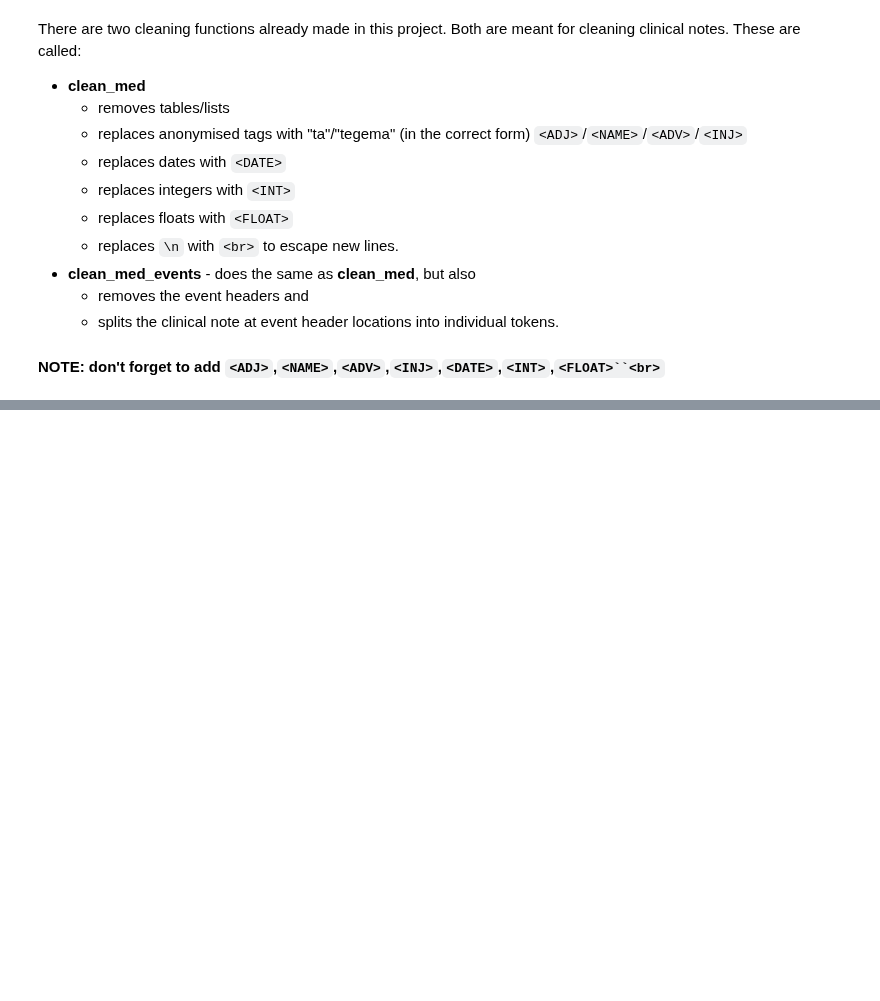
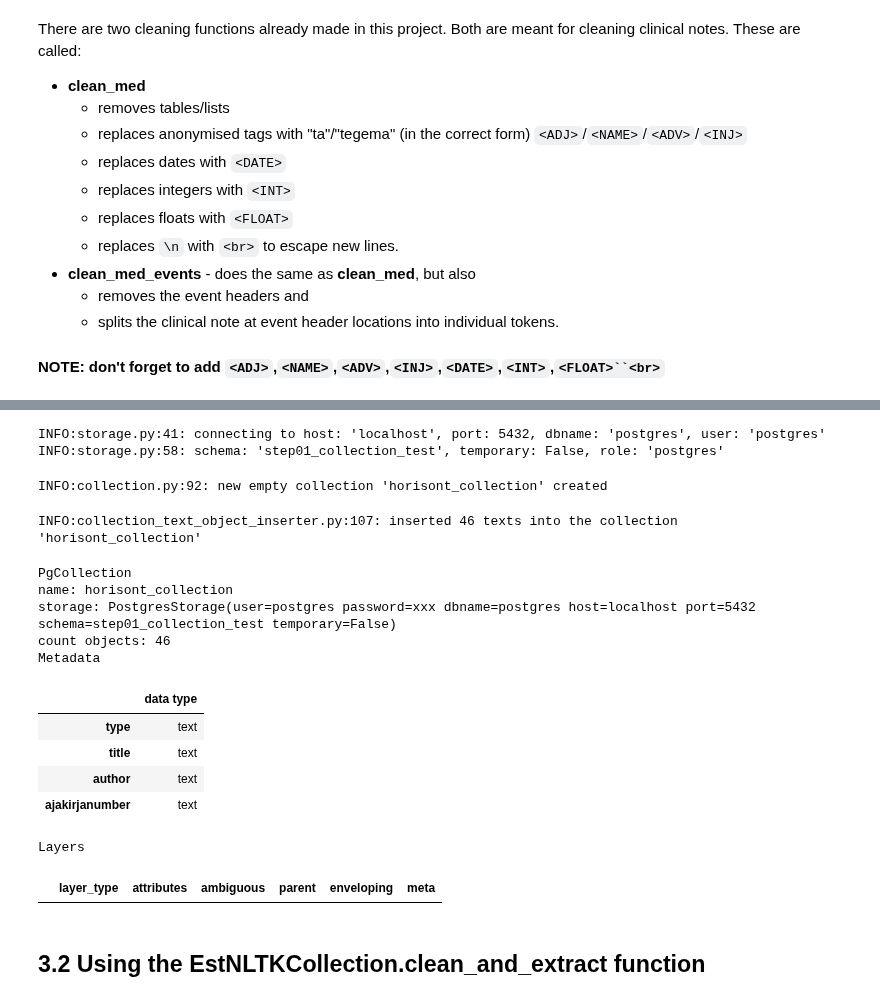
Before and after one commit to estnltk/estnltk-model-training, a Jupyter notebook: bert_training/Step01.ipynb, the cells around one changed output, grey strips where cells are left out. Saved outputs shown, nothing was run; the diff lists cells and outputs as text; code cells hidden in the pictures; blank space fills up the shorter version.

```diff
--- a/bert_training/Step01.ipynb
+++ b/bert_training/Step01.ipynb
@@ -160,0 +193,14 @@ but they are brought out here:
+# %%
+
+
+# making a connection
+storage = PostgresStorage(host="localhost",
+                          port=5432,
+                          dbname='postgres',
+                          user="postgres",
+                          password="admin",
+                          schema='step01_collection_test',
+                          temporary=False)
+# %% [output]
+INFO:storage.py:41: connecting to host: 'localhost', port: 5432, dbname: 'postgres', user: 'postgres'
+INFO:storage.py:58: schema: 'step01_collection_test', temporary: False, role: 'postgres'
@@ -160,0 +210,36 @@ but they are brought out here:
+# %%
+# creating a new collection
+collection = storage['horisont_collection'].create('Horisont demo',
+                                                   meta={
+                                                       'type': 'str',
+                                                       "title": 'str',
+                                                       "author": 'str',
+                                                       'ajakirjanumber': 'str'
+                                                   })
+# %% [output]
+INFO:collection.py:92: new empty collection 'horisont_collection' created
+# %%
+# Addming to the new collection
+corp_path = "data/Horisont/Hori/horisont"
+with collection.insert() as collection_insert:
+     for text_obj in parse_tei_corpora(corp_path, target=['artikkel']):
+        collection_insert(text_obj, meta_data=text_obj.meta)
+# %% [output]
+INFO:collection_text_object_inserter.py:107: inserted 46 texts into the collection 'horisont_collection'
+# %%
+collection
+# %% [output]
+PgCollection
+name: horisont_collection
+storage: PostgresStorage(user=postgres password=xxx dbname=postgres host=localhost port=5432 schema=step01_collection_test temporary=False)
+count objects: 46
+Metadata
+|  | data type |
+| type | text |
+| title | text |
+| author | text |
+| ajakirjanumber | text |
+Layers
+|  | layer_type | attributes | ambiguous | parent | enveloping | meta |
+# %% [markdown]
+## 3.2 Using the EstNLTKCollection.clean_and_extract function
```
Also changed, not shown: parts of 15 cells of this notebook, 9 other files.
